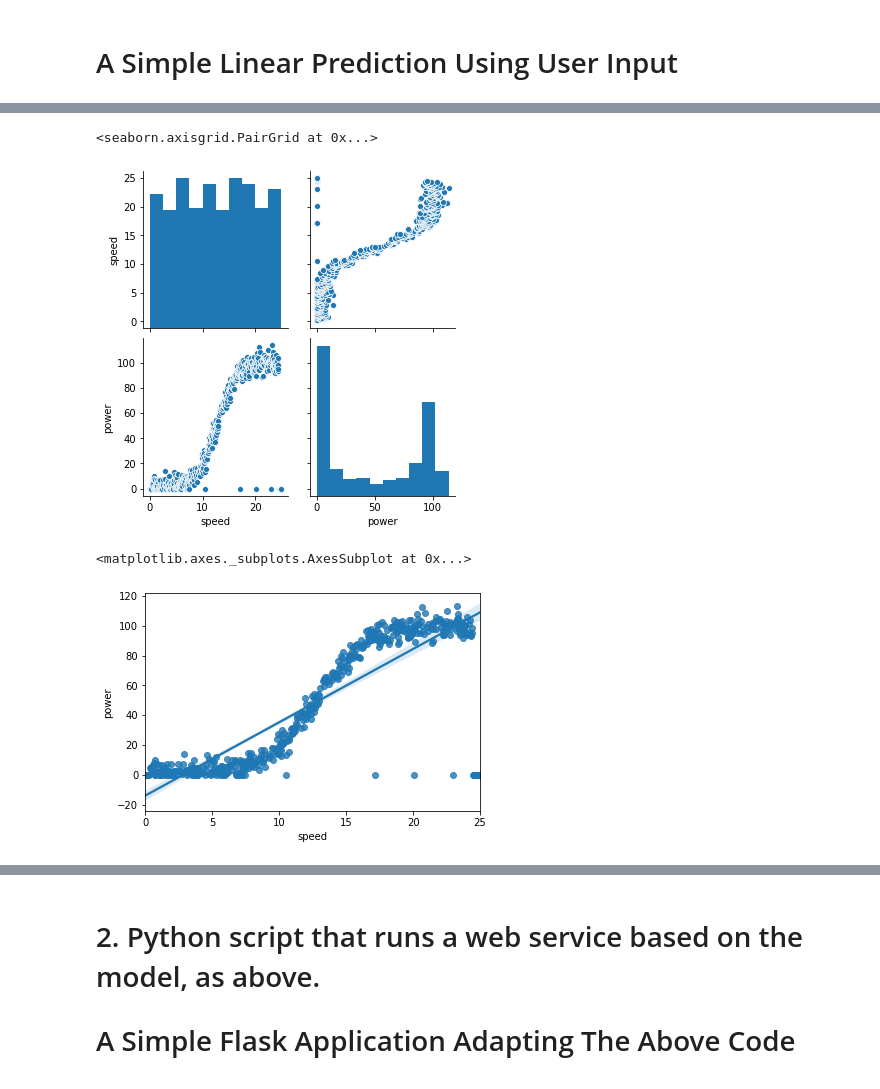
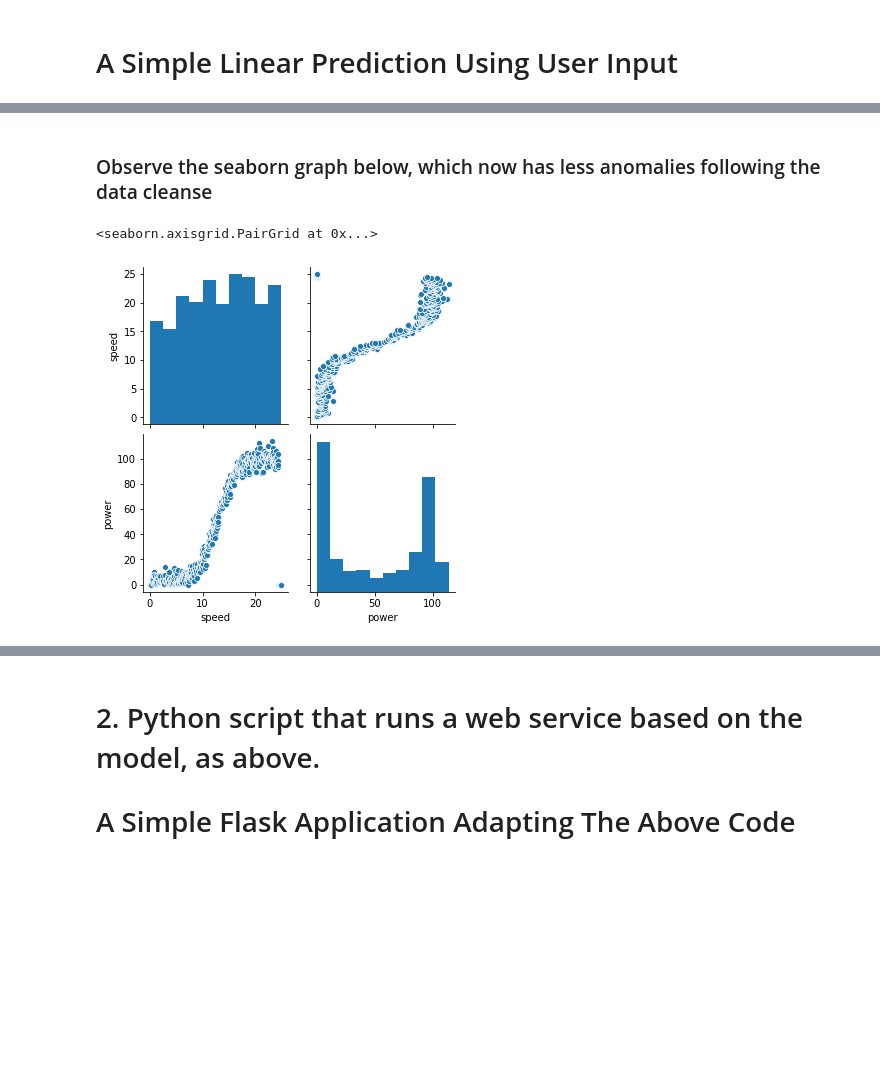
Before and after one commit to collinstechwrite/Machine_Learning_Project, a Jupyter notebook: powerproduction.ipynb, the cells around one changed output, grey strips where cells are left out. Drawn from its saved outputs; the diff is of its cells as text; code cells hidden in the pictures; blank space fills up the shorter version.

Commit message:
have done pandas data filter on original dataset to see if that improves linear forecasting, done manual analysis of spreadsheet for power surges

```diff
--- a/powerproduction.ipynb
+++ b/powerproduction.ipynb
@@ -138,0 +148,9 @@ However my machine learning algorithm is built to predict what energy will be ge
+# %%
+import pandas as pd
+
+# Load a dataset.
+powerproduction = pd.read_csv('powerproduction.csv')
+
+print(powerproduction.describe())
+
+print(powerproduction.head())
@@ -138,0 +173,8 @@ However my machine learning algorithm is built to predict what energy will be ge
+# %%
+cleansed_data_1 = powerproduction.loc[powerproduction['speed'] < 0.325 ]
+cleansed_data_2 = powerproduction.loc[powerproduction['power'] > 0 ]
+cleansed_data_3 = powerproduction.loc[powerproduction['speed'] > 24.399 ]
+
+print(cleansed_data_1.head())
+print(cleansed_data_2.head())
+print(cleansed_data_3.head())
@@ -138,0 +200,8 @@ However my machine learning algorithm is built to predict what energy will be ge
+# %%
+# https://pandas.pydata.org/pandas-docs/stable/user_guide/merging.html
+
+frames = [cleansed_data_1, cleansed_data_2, cleansed_data_3]
+
+result = pd.concat(frames)
+
+print(result)
@@ -139,13 +223,9 @@ However my machine learning algorithm is built to predict what energy will be ge
+# %% [markdown]
+### Observe the seaborn graph below, which now has less anomalies following the data cleanse
 # %%
 # Pick out two variables.
-sns.pairplot(powerproduction)
+import seaborn as sns
+sns.pairplot(result)
 # %% [output]
 <seaborn.axisgrid.PairGrid at 0x...>
-[figure, old version]
+[figure, new version]
-# %%
-poweranalysis = powerproduction[["speed", "power"]].dropna()
-# Scatter and fit line for just those two variables.
-sns.regplot(x="speed", y="power", data=powerproduction)
-# %% [output]
-<matplotlib.axes._subplots.AxesSubplot at 0x...>
-[figure, removed]
```
Also changed, not shown: parts of 17 cells of this notebook, 1 other file.
